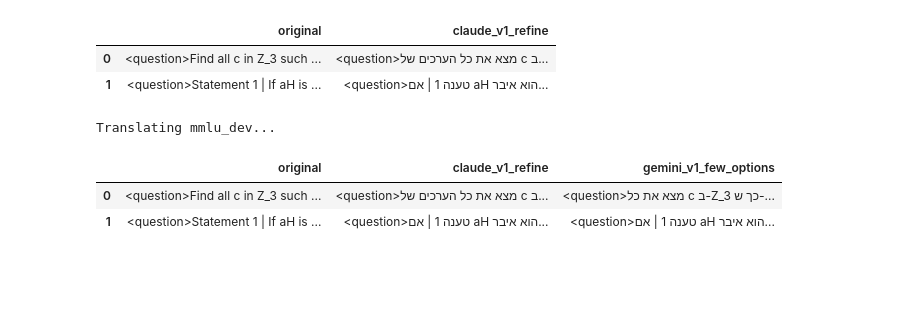
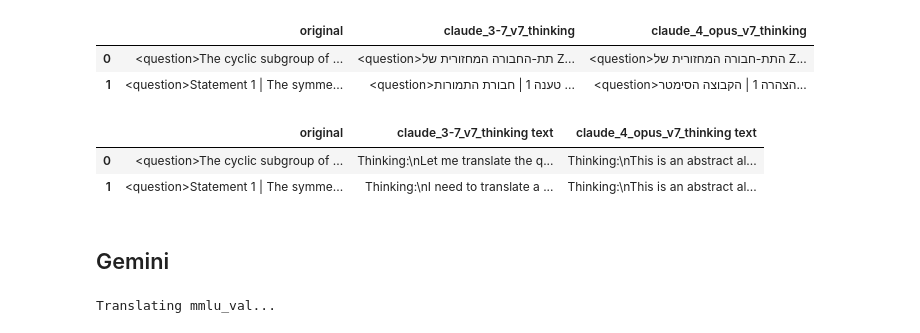
Before and after one commit to sarelWeinberger/qwen-hebrew-finetuning, a Jupyter notebook: translation/translate_funcs_mmlu.ipynb, the cells around one changed output. Saved outputs shown, nothing was run; the diff lists cells and outputs as text; code cells hidden in the pictures; blank space fills up the shorter version.

```diff
--- a/translation/translate_funcs_mmlu.ipynb
+++ b/translation/translate_funcs_mmlu.ipynb
@@ -53,7 +59,9 @@ google_client = google_connect(google_access_key)
 # %%
 mmlu_dataset = mmlu.get_mmlu_datasets()
-mmlu_dataset['mmlu_dev'] = mmlu_dataset['mmlu_dev'].take(50)
-mmlu_file_name = 'compare_csv/mmlu_train_top_50.csv'
+mmlu_dataset['mmlu_val'] = mmlu_dataset['mmlu_val']
+size = mmlu_dataset['mmlu_val'].num_rows
+mmlu_dataset['mmlu_val'] = mmlu_dataset['mmlu_val'].select(np.arange(0, size, 5)).take(20)
+mmlu_file_name = 'compare_csv/mmlu_val_each_5_top_20_claude_4.csv'
 
 print(mmlu_file_name)
 mmlu_dataset
@@ -85,12 +141,18 @@ display(text_df.head(2))
 # %%
-exp_name = 'claude_v1_refine'
+%%time
+
+# exp_name = 'claude_3-7_v7_thinking'
+exp_name = 'claude_4_opus_v7_thinking'
+
 hebrew_datasets, text_output = claude_translation(
     bedrock_client,
     mmlu_dataset,
-    mmlu_prompts.MMLU_INSTRUCT_V1_CLAUDE_REFINE,
+    # small,
+    mmlu_prompts.MMLU_INSTRUCT_CLAUDE_V2,
     mmlu_prompts.MMLU_FEW_SHOTS,
     mmlu_prompts.MMLU_FORMAT,
     mmlu.mmlu_sample_to_dict,
     mmlu.mmlu_dict_to_sample,
+    if_four=True,
 )
 # %% [output]
@@ -98,22 +194,32 @@ Translating mmlu_dev...
 # %%
-df = add_dataset_to_csv(mmlu_file_name, exp_name, hebrew_datasets['mmlu_dev'], mmlu.mmlu_sample_to_dict)
+df = add_dataset_to_csv(mmlu_file_name, exp_name, hebrew_datasets['mmlu_val'], mmlu.mmlu_sample_to_dict)
 df.head(2)
 # %% [output]
-|  | original | claude_v1_refine |
-| 0 | <question>Find all c in Z_3 such ... | <question>מצא את כל הערכים של c ב... |
-| 1 | <question>Statement 1 | If aH is ... | <question>טענה 1 | אם aH הוא איבר... |
+|  | original | claude_3-7_v7_thinking | claude_4_opus_v7_thinking |
+| 0 | <question>The cyclic subgroup of ... | <question>תת-החבורה המחזורית של Z... | <question>התת-חבורה המחזורית של Z... |
+| 1 | <question>Statement 1 | The symme... | <question>טענה 1 | חבורת התמורות ... | <question>הצהרה 1 | הקבוצה הסימטר... |
+# %%
+text_df[exp_name + ' text'] = text_output['mmlu_val']
+text_df.to_csv(mmlu_file_name[:-4] + '-text.csv', index=False)
+text_df.head(2)
+# %% [output]
+|  | original | claude_3-7_v7_thinking text | claude_4_opus_v7_thinking text |
+| 0 | <question>The cyclic subgroup of ... | Thinking:\nLet me translate the q... | Thinking:\nThis is an abstract al... |
+| 1 | <question>Statement 1 | The symme... | Thinking:\nI need to translate a ... | Thinking:\nThis is an abstract al... |
+# %% [markdown]
+## Gemini
 # %%
-exp_name = 'gemini_v1_few_options'
+exp_name = 'gemini_pro_think_v1'
 
-hebrew_datasets = gemini_translation(
+hebrew_datasets, text_output = gemini_translation(
     google_client,
     mmlu_dataset,
-    mmlu_prompts.MMLU_INSTRUCT_V1_GEMINI_MULTI,
+    mmlu_prompts.MMLU_INSTRUCT_V1_GEMINI,
     mmlu_prompts.MMLU_FEW_SHOTS,
     mmlu.mmlu_sample_to_dict,
     mmlu.mmlu_dict_to_sample,
-    if_pro=False,
-    think_bud=20_000
+    if_pro=True,
+    think_bud=5_000,
 )
 # %% [output]
-Translating mmlu_dev...
+Translating mmlu_val...
@@ -120,7 +230,3 @@ Translating mmlu_dev...
 # %%
-df = add_dataset_to_csv(mmlu_file_name, exp_name, hebrew_datasets[0]['mmlu_dev'], mmlu.mmlu_sample_to_dict)
+df = add_dataset_to_csv(mmlu_file_name, exp_name, hebrew_datasets['mmlu_val'], mmlu.mmlu_sample_to_dict)
 df.head(2)
-# %% [output]
-|  | original | claude_v1_refine | gemini_v1_few_options |
-| 0 | <question>Find all c in Z_3 such ... | <question>מצא את כל הערכים של c ב... | <question>מצא את כל c ב-Z_3 כך ש-... |
-| 1 | <question>Statement 1 | If aH is ... | <question>טענה 1 | אם aH הוא איבר... | <question>טענה 1 | אם aH הוא איבר... |
```
Also changed, not shown: parts of 25 cells of this notebook, 16 other files.
